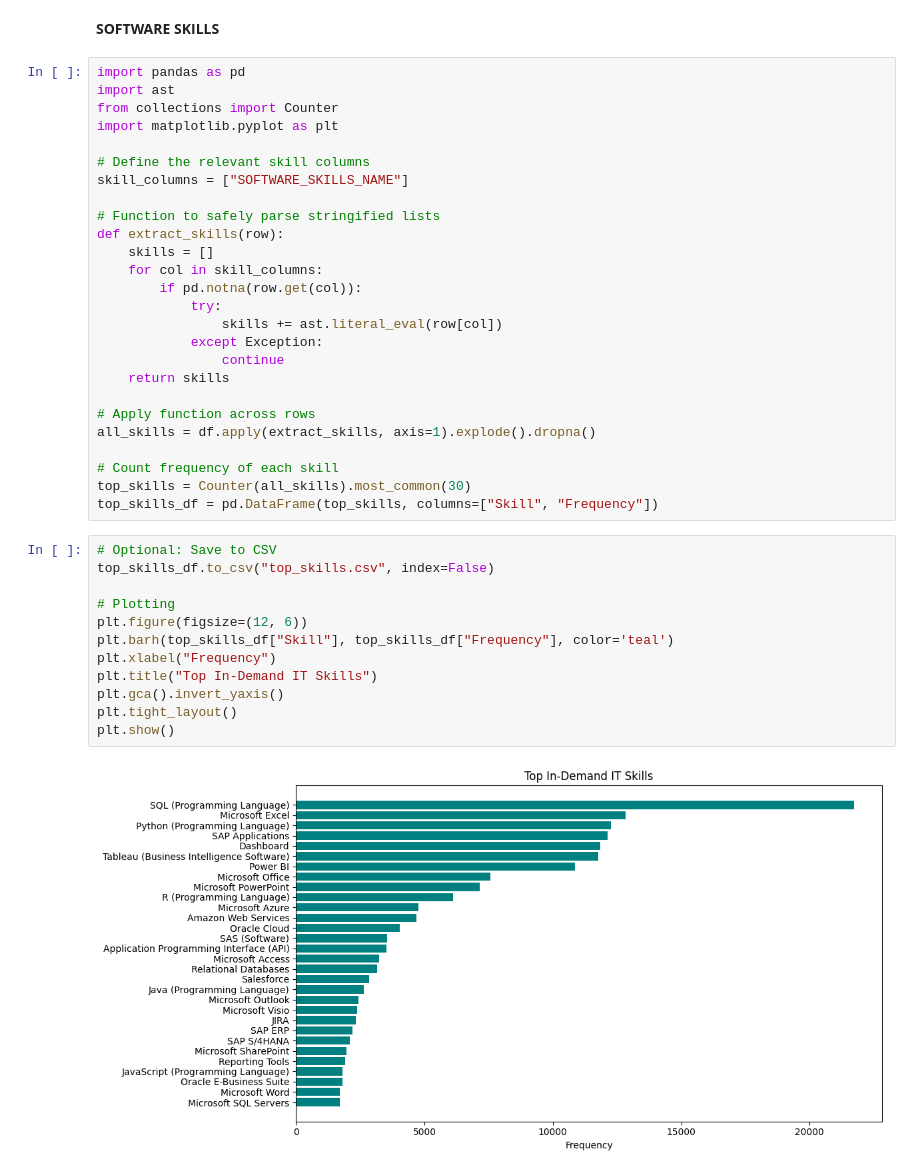
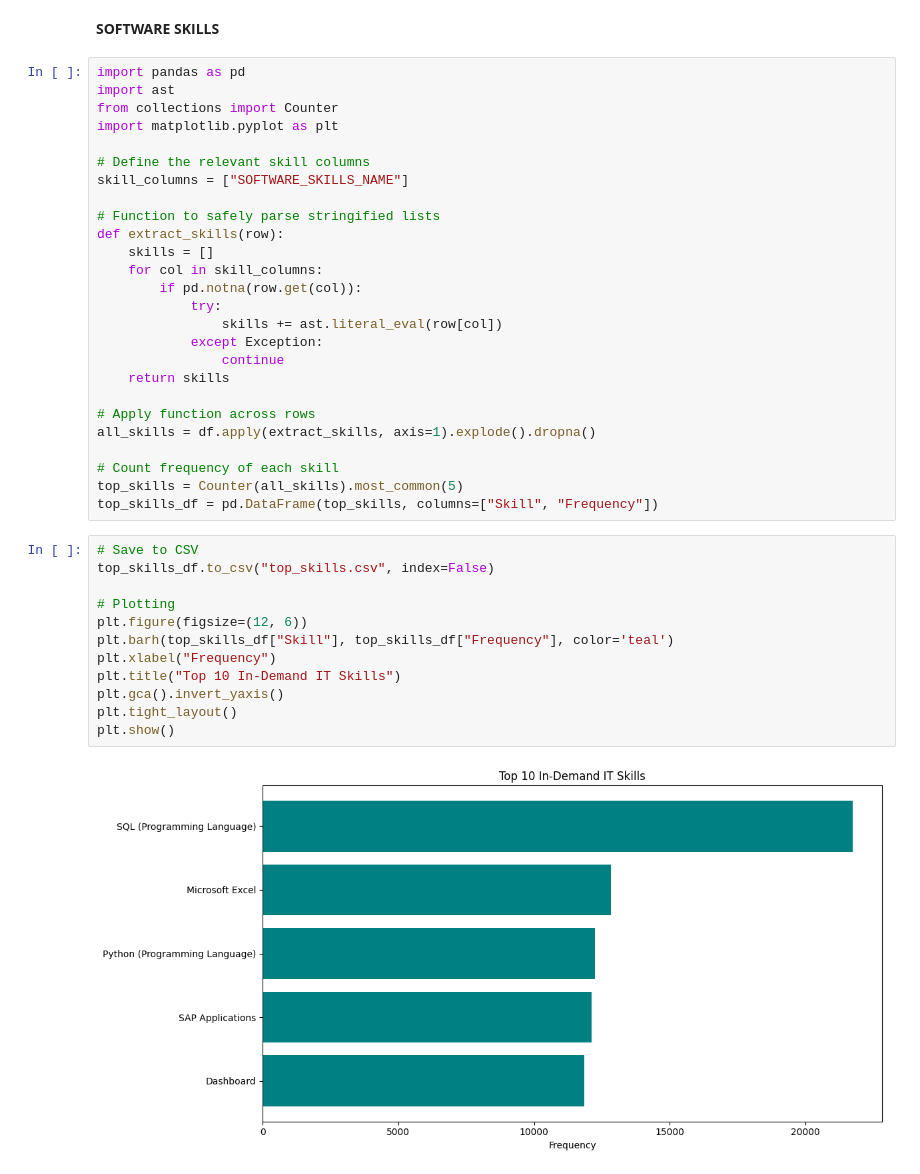
Before and after one commit to 616797/ad688-employability-sp25A1-group1, a Jupyter notebook: working_files/individual_analysis_folder/Prabu_Jeyabalan.ipynb, the cells around one changed output. Drawn from its saved outputs; the diff is of its cells as text.

```diff
--- a/working_files/individual_analysis_folder/Prabu_Jeyabalan.ipynb
+++ b/working_files/individual_analysis_folder/Prabu_Jeyabalan.ipynb
@@ -149,19 +123,19 @@ def extract_skills(row):
 all_skills = df.apply(extract_skills, axis=1).explode().dropna()
 
 # Count frequency of each skill
-top_skills = Counter(all_skills).most_common(30)
+top_skills = Counter(all_skills).most_common(5)
 top_skills_df = pd.DataFrame(top_skills, columns=["Skill", "Frequency"])
 # %%
-# Optional: Save to CSV
+# Save to CSV
 top_skills_df.to_csv("top_skills.csv", index=False)
 
 # Plotting
 plt.figure(figsize=(12, 6))
 plt.barh(top_skills_df["Skill"], top_skills_df["Frequency"], color='teal')
 plt.xlabel("Frequency")
-plt.title("Top In-Demand IT Skills")
+plt.title("Top 10 In-Demand IT Skills")
 plt.gca().invert_yaxis()
 plt.tight_layout()
 plt.show()
 # %% [output]
-[figure, old version]
+[figure, new version]
```
Also changed, not shown: parts of 2 cells of this notebook, 1 other file.
